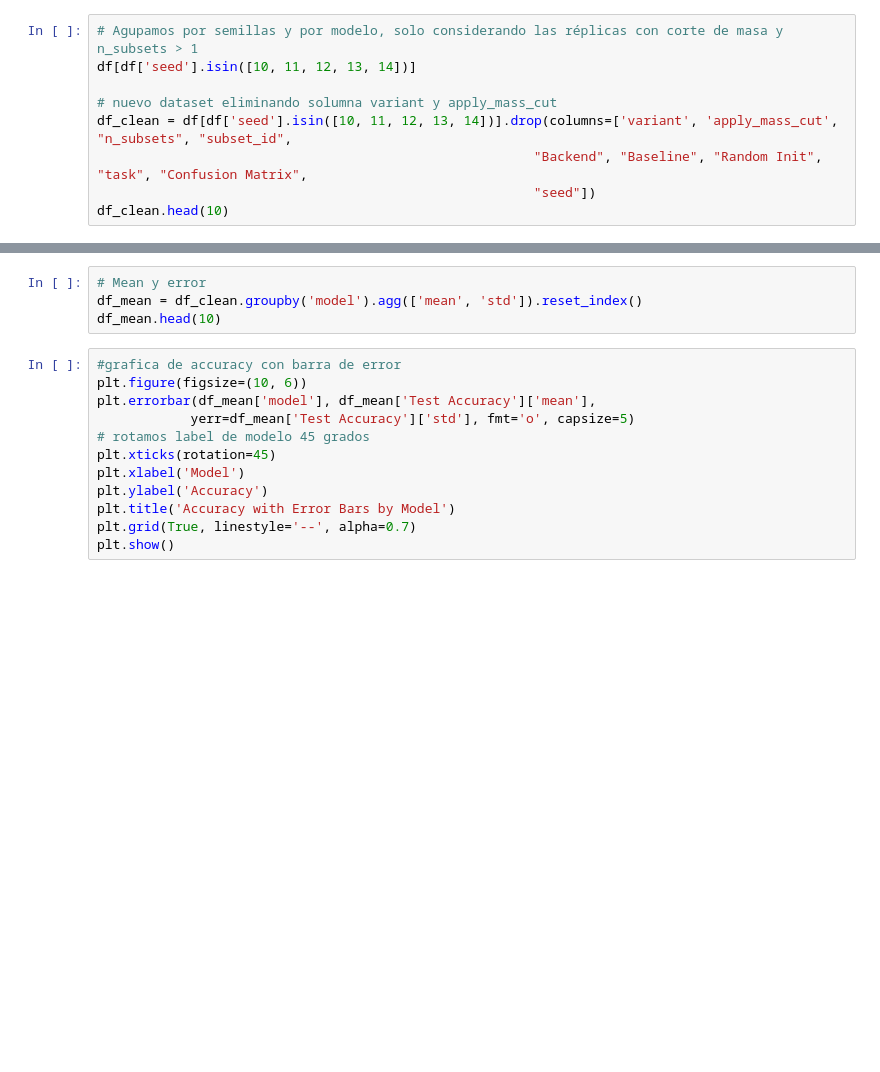
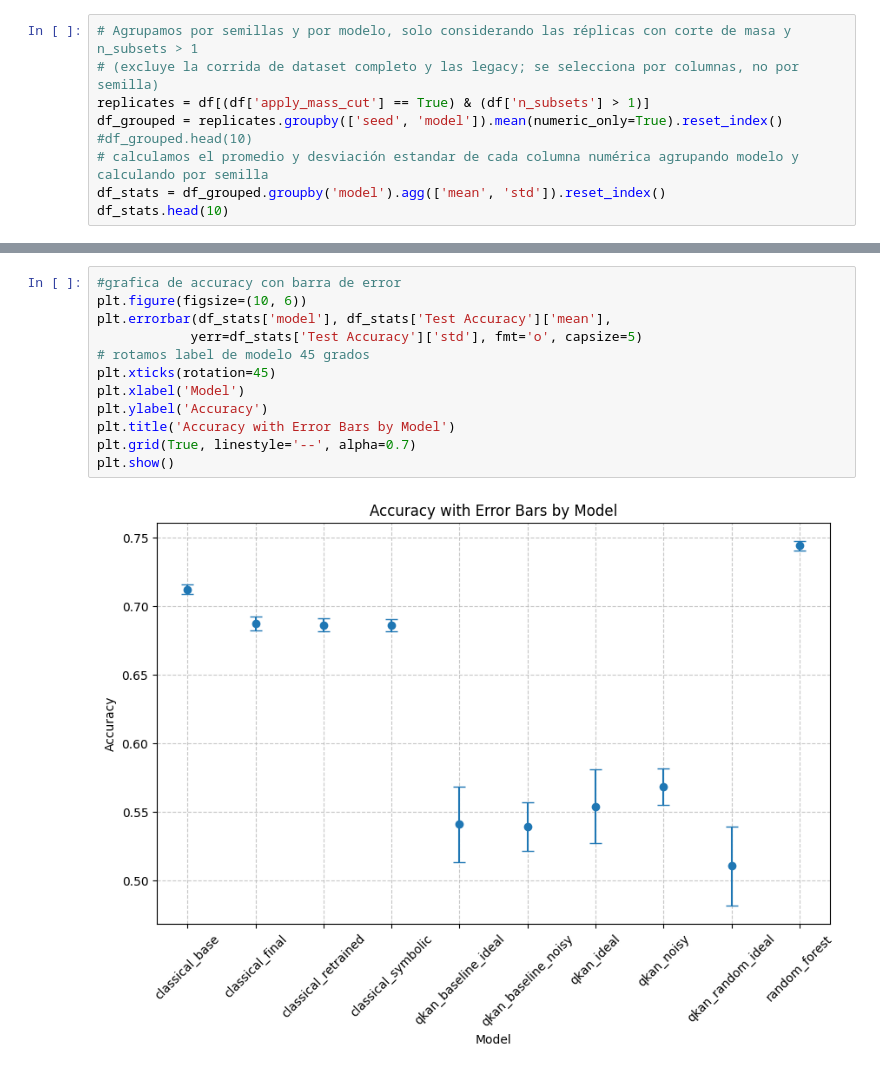
Before and after one commit to Jorge-1501/QKANs-ML4SCI_2026, a Jupyter notebook: notebooks/Results.ipynb, the cells around one changed output, grey strips where cells are left out. Drawn from its saved outputs; the diff is of its cells as text; blank space fills up the shorter version.

Commit message:
Rerun split seeds to analyze it

```diff
--- a/notebooks/Results.ipynb
+++ b/notebooks/Results.ipynb
@@ -19,9 +49,9 @@ df[df['model'] == 'classical_base'].head(10)
 # %%
-# Agupamos por semillas y por modelo, solo considerando las réplicas con corte de masa y n_subsets > 1
-df[df['seed'].isin([10, 11, 12, 13, 14])]
-
-# nuevo dataset eliminando solumna variant y apply_mass_cut
-df_clean = df[df['seed'].isin([10, 11, 12, 13, 14])].drop(columns=['variant', 'apply_mass_cut', "n_subsets", "subset_id",
-                                                        "Backend", "Baseline", "Random Init", "task", "Confusion Matrix",
-                                                        "seed"])
-df_clean.head(10)
+# Agrupamos por semillas y por modelo, solo considerando las réplicas con corte de masa y n_subsets > 1
+# (excluye la corrida de dataset completo y las legacy; se selecciona por columnas, no por semilla)
+replicates = df[(df['apply_mass_cut'] == True) & (df['n_subsets'] > 1)]
+df_grouped = replicates.groupby(['seed', 'model']).mean(numeric_only=True).reset_index()
+#df_grouped.head(10)
+# calculamos el promedio y desviación estandar de cada columna numérica agrupando modelo y calculando por semilla
+df_stats = df_grouped.groupby('model').agg(['mean', 'std']).reset_index()
+df_stats.head(10)
@@ -28,19 +72,17 @@ df_clean.head(10)
-# %%
-# Mean y error
-df_mean = df_clean.groupby('model').agg(['mean', 'std']).reset_index()
-df_mean.head(10)
 # %%
 #grafica de accuracy con barra de error
 plt.figure(figsize=(10, 6))
-plt.errorbar(df_mean['model'], df_mean['Test Accuracy']['mean'],
-            yerr=df_mean['Test Accuracy']['std'], fmt='o', capsize=5)
+plt.errorbar(df_stats['model'], df_stats['Test Accuracy']['mean'],
+            yerr=df_stats['Test Accuracy']['std'], fmt='o', capsize=5)
 # rotamos label de modelo 45 grados
 plt.xticks(rotation=45)
 plt.xlabel('Model')
 plt.ylabel('Accuracy')
 plt.title('Accuracy with Error Bars by Model')
 plt.grid(True, linestyle='--', alpha=0.7)
 plt.show()
+# %% [output]
+[figure, added]
 # %%
 #grafica de accuracy con barra de error
 plt.figure(figsize=(10, 6))
```
Also changed, not shown: parts of 10 cells of this notebook, 3 other files.
